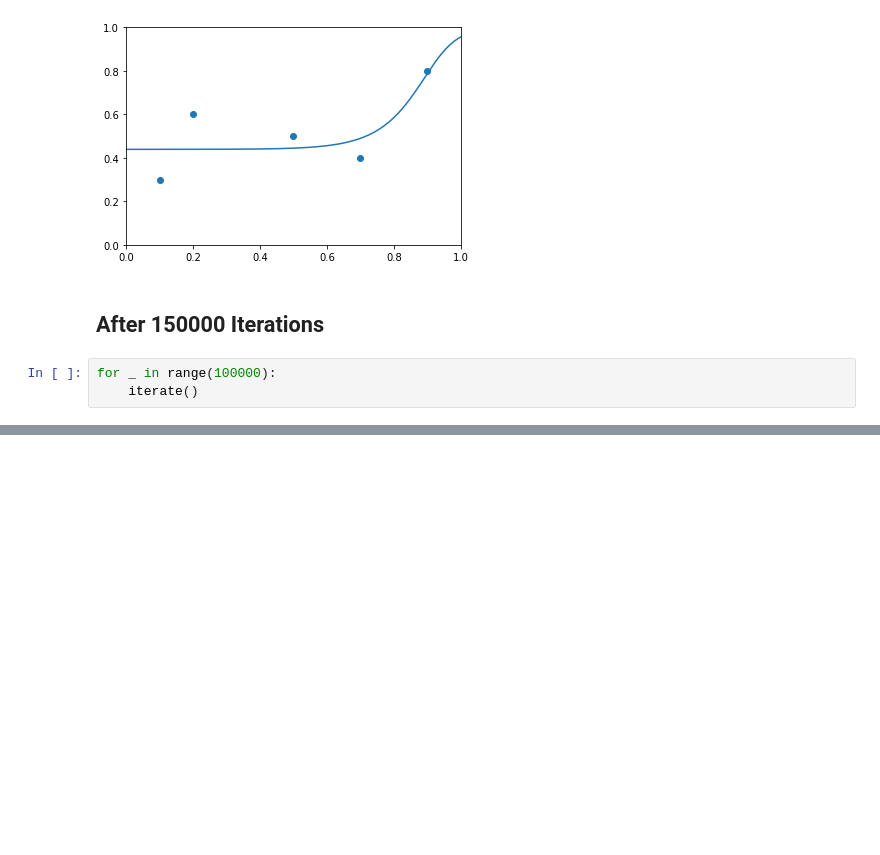
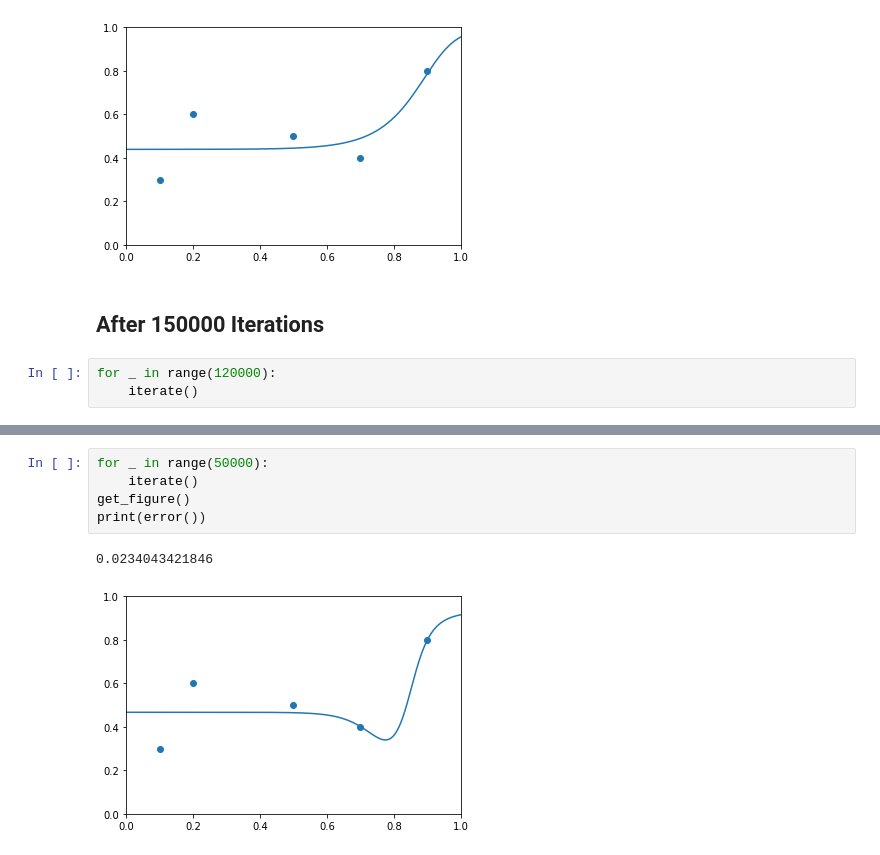
Before and after one commit to edydfang/Genetic_Algorithm_Learning, a Jupyter notebook: Ex01_Neural_Network_for_Function_Approximation /Neural_Network_for_Function_Approximation.ipynb, the cells around one changed output, grey strips where cells are left out. Cells and saved outputs as stored; diff of their text form; blank space fills up the shorter version.

```diff
--- a/Ex01_Neural_Network_for_Function_Approximation /Neural_Network_for_Function_Approximation.ipynb
+++ b/Ex01_Neural_Network_for_Function_Approximation /Neural_Network_for_Function_Approximation.ipynb
@@ -123,7 +123,7 @@ get_figure()
 # %% [markdown]
 ## After 150000 Iterations
 # %%
-for _ in range(100000):
+for _ in range(120000):
     iterate()
 # %%
 get_figure()
@@ -135,0 +136,8 @@ error()
+# %%
+for _ in range(50000):
+    iterate()
+get_figure()
+print(error())
+# %% [output]
+0.0234043421846
+[figure, added]
```
Also changed, not shown: parts of 7 cells of this notebook, 3 other files.
